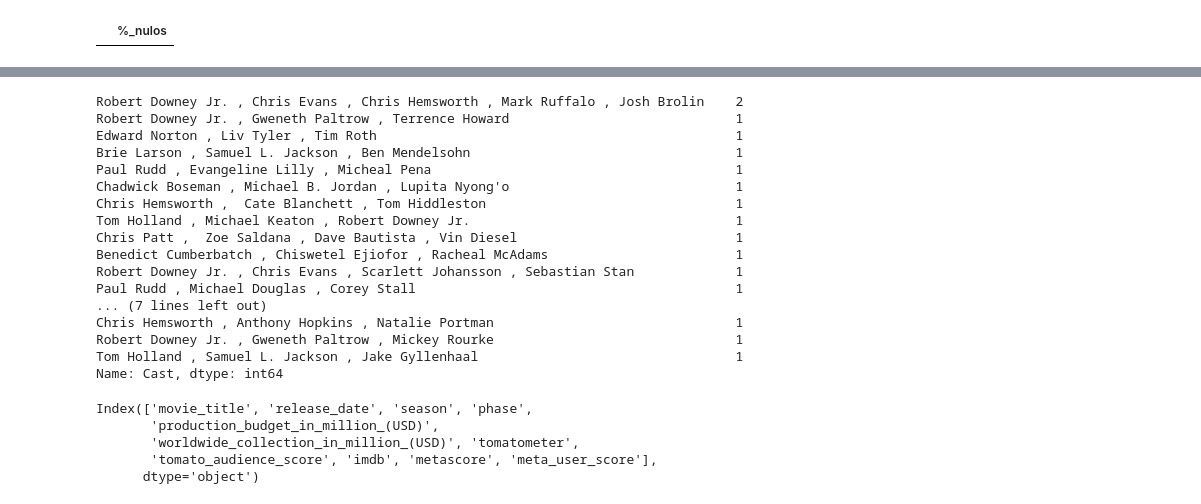
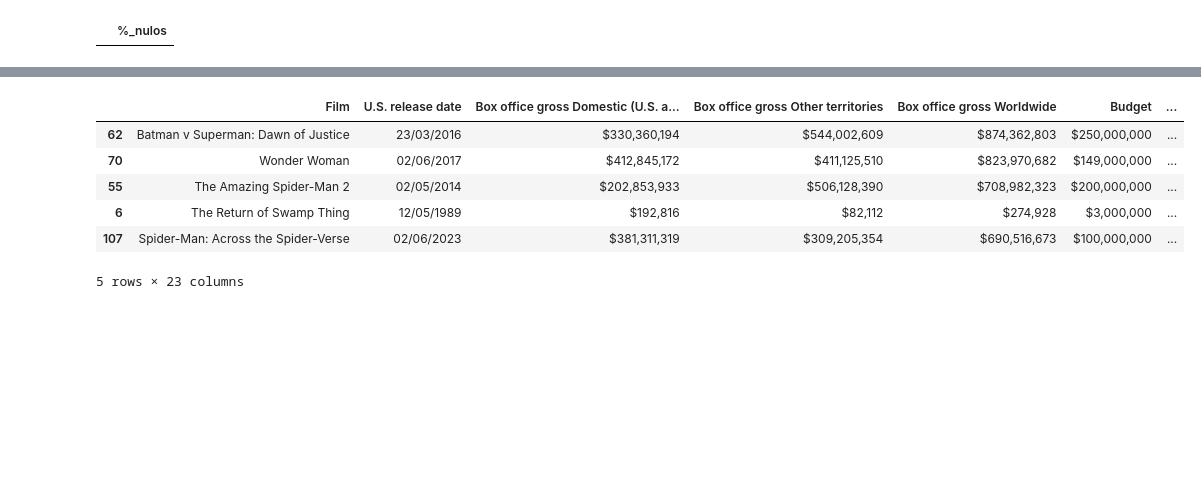
Before and after one commit to JohannaRL/pair_programming_promoG_modulo4_Fedra_Johanna, a Jupyter notebook: explo.ipynb, the cells around one changed output, grey strips where cells are left out. Cells and saved outputs as stored; diff of their text form; code cells hidden in the pictures; blank space fills up the shorter version.

```diff
--- a/explo.ipynb
+++ b/explo.ipynb
@@ -301,33 +121,16 @@ df_marvel.head(3)
-# %%
-df_marvel["Cast"].value_counts()
-# %% [output]
-Robert Downey Jr. , Chris Evans , Chris Hemsworth , Mark Ruffalo , Josh Brolin    2
-Robert Downey Jr. , Gweneth Paltrow , Terrence Howard                             1
-Edward Norton , Liv Tyler , Tim Roth                                              1
-Brie Larson , Samuel L. Jackson , Ben Mendelsohn                                  1
-Paul Rudd , Evangeline Lilly , Micheal Pena                                       1
-Chadwick Boseman , Michael B. Jordan , Lupita Nyong'o                             1
-Chris Hemsworth ,  Cate Blanchett , Tom Hiddleston                                1
-Tom Holland , Michael Keaton , Robert Downey Jr.                                  1
-Chris Patt ,  Zoe Saldana , Dave Bautista , Vin Diesel                            1
-Benedict Cumberbatch , Chiswetel Ejiofor , Racheal McAdams                        1
-Robert Downey Jr. , Chris Evans , Scarlett Johansson , Sebastian Stan             1
-Paul Rudd , Michael Douglas , Corey Stall                                         1
-... (7 lines left out)
-Chris Hemsworth , Anthony Hopkins , Natalie Portman                               1
-Robert Downey Jr. , Gweneth Paltrow , Mickey Rourke                               1
-Tom Holland , Samuel L. Jackson , Jake Gyllenhaal                                 1
-Name: Cast, dtype: int64
 # %%
 # Cambiar los nombres de las columnas
 df_segundo1.rename(columns={'Name': 'movie_title'}, inplace=True)
+# %%
+df_marvel= pd.read_csv("./files/dc_marvel_movie_performance.csv")
+df_marvel.sample(5)
+# %% [output]
+|  | Film | U.S. release date | Box office gross Domestic (U.S. a... | Box office gross Other territories | Box office gross Worldwide | Budget | ... |
+| 62 | Batman v Superman: Dawn of Justice | 23/03/2016 | $330,360,194 | $544,002,609 | $874,362,803 | $250,000,000 | ... |
+| 70 | Wonder Woman | 02/06/2017 | $412,845,172 | $411,125,510 | $823,970,682 | $149,000,000 | ... |
+| 55 | The Amazing Spider-Man 2 | 02/05/2014 | $202,853,933 | $506,128,390 | $708,982,323 | $200,000,000 | ... |
+| 6 | The Return of Swamp Thing | 12/05/1989 | $192,816 | $82,112 | $274,928 | $3,000,000 | ... |
+| 107 | Spider-Man: Across the Spider-Verse | 02/06/2023 | $381,311,319 | $309,205,354 | $690,516,673 | $100,000,000 | ... |
+5 rows × 23 columns
 # %%
 df_marvel.rename(columns= {'Film': 'movie_title'}, inplace= True )
-# %%
-df_info.columns
-# %% [output]
-Index(['movie_title', 'release_date', 'season', 'phase',
-       'production_budget_in_million_(USD)',
-       'worldwide_collection_in_million_(USD)', 'tomatometer',
-       'tomato_audience_score', 'imdb', 'metascore', 'meta_user_score'],
-      dtype='object')
```
Also changed, not shown: parts of 37 cells of this notebook, 3 other files.
